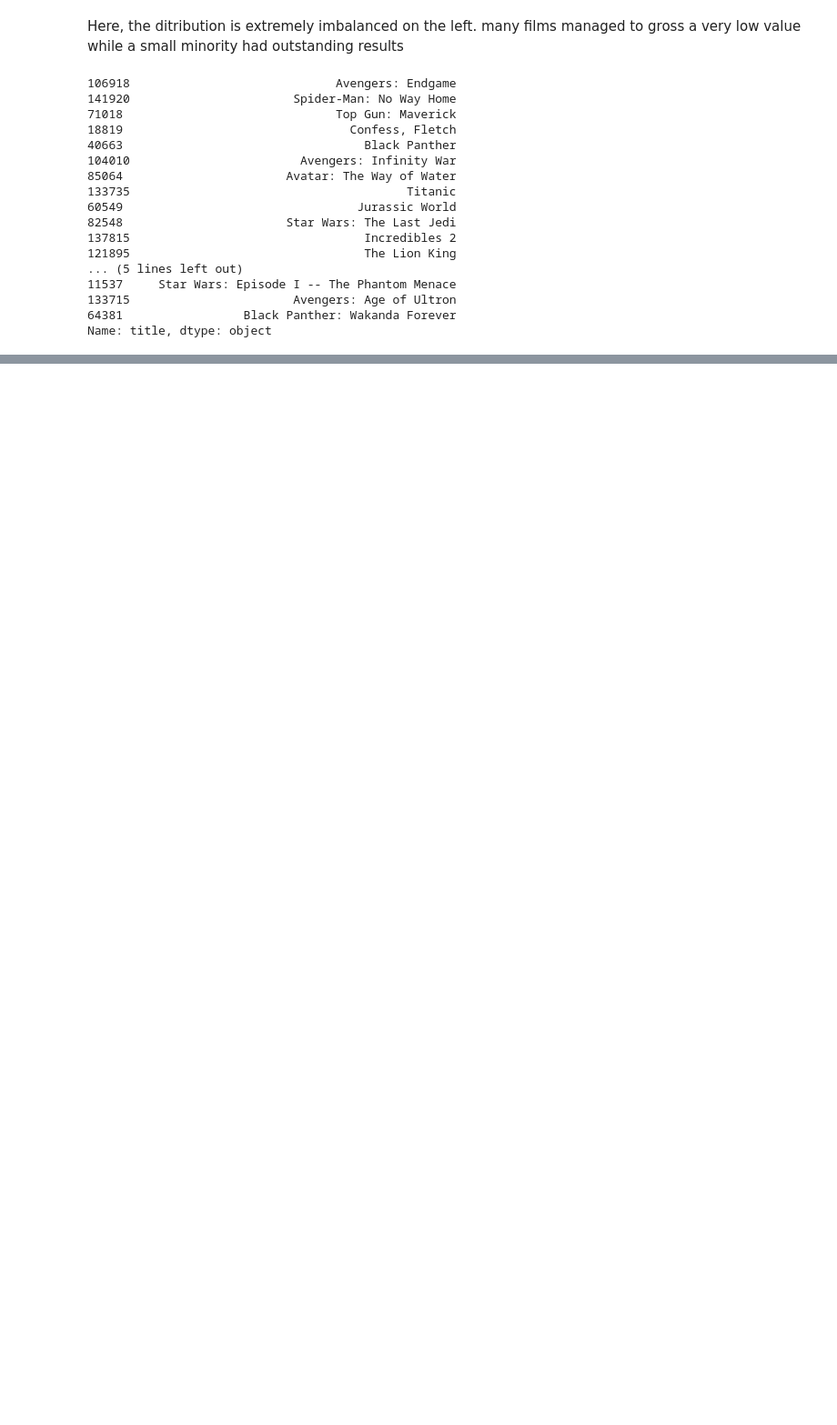
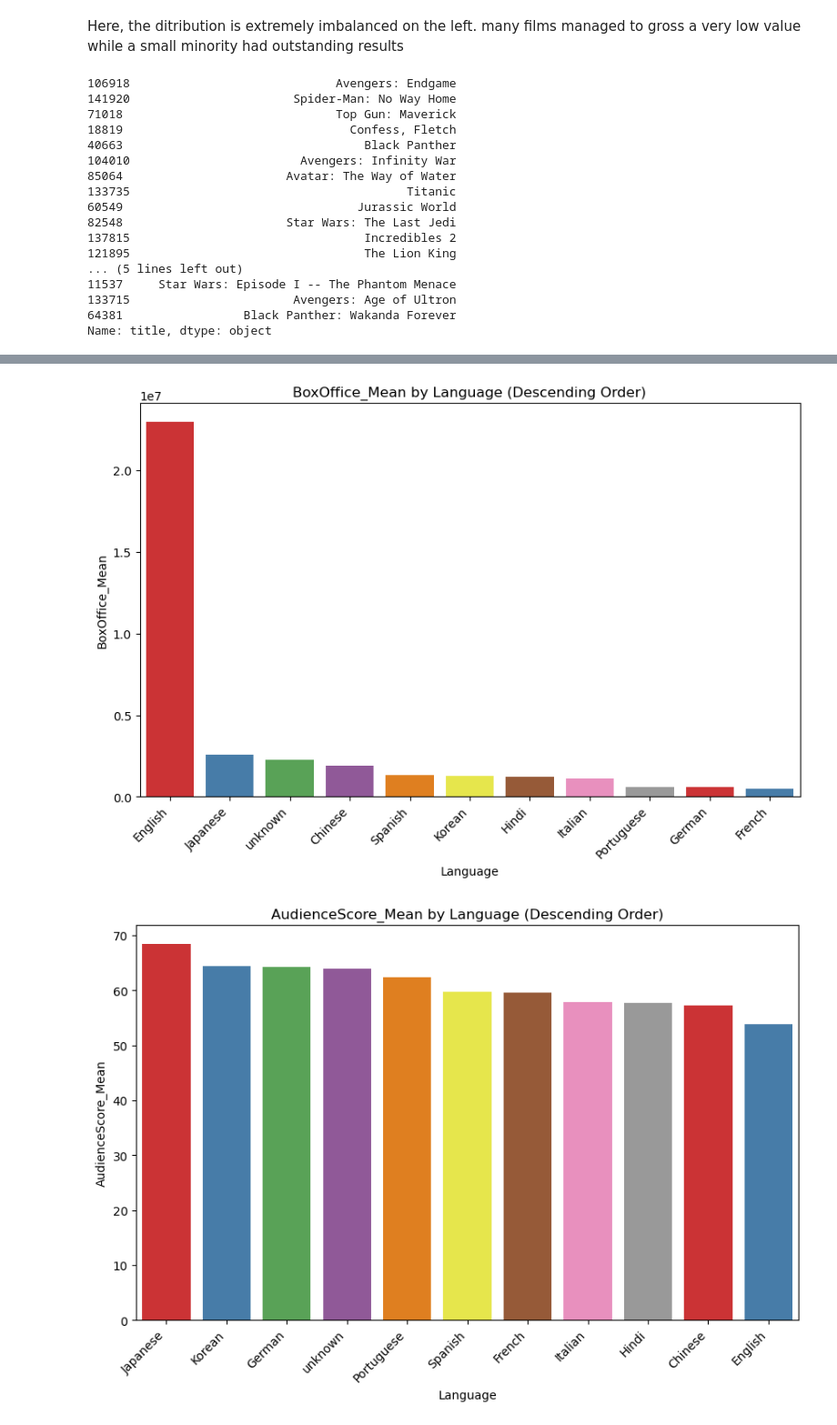
Before and after one commit to vadragna/rotten_tomatos_analysis, a Jupyter notebook: Analysis.ipynb, the cells around one changed output, grey strips where cells are left out. Shown at 91% size. Cells and saved outputs as stored; diff of their text form; code cells hidden in the pictures; blank space fills up the shorter version.

```diff
--- a/Analysis.ipynb
+++ b/Analysis.ipynb
@@ -131,0 +186,2 @@ Name: title, dtype: object
+# %%
+films['originalLanguage'] = films['originalLanguage'].apply(exclude_language_variety)
@@ -131,0 +221,2 @@ Name: title, dtype: object
+# %%
+films['originalLanguage'] = films['originalLanguage'].apply(filter_language)
@@ -131,0 +239,31 @@ Name: title, dtype: object
+# %%
+languages = []
+means = []
+medians = []
+audience_means = []
+tomato_means = []
+
+for language in most_common_languages:
+    subset = films[films['originalLanguage'] == language]
+
+    non_zero_scores_box_office = subset['boxOffice'][subset['boxOffice'] != 0]
+    non_zero_scores_audience = subset['audienceScore'][subset['audienceScore'] != 0]
+    non_zero_scores_tomato = subset['tomatoMeter'][subset['tomatoMeter'] != 0]
+
+    mean_score_box_office = non_zero_scores_box_office.mean()
+    mean_score_audience = non_zero_scores_audience.mean()
+    mean_score_tomato = non_zero_scores_tomato.mean()
+
+    languages.append(language)
+    means.append(mean_score_box_office)
+
+    audience_means.append(mean_score_audience)
+
+    tomato_means.append(mean_score_tomato)
+
+result_df = pd.DataFrame({
+    'Language': languages,
+    'BoxOffice_Mean': means,
+    'AudienceScore_Mean': audience_means,
+    'TomatoMeter_Mean': tomato_means
+})
@@ -131,0 +279,13 @@ Name: title, dtype: object
+# %%
+for col in result_df.columns[1:]:
+    sorted_df = result_df.sort_values(by=col, ascending=False)
+    plt.figure(figsize=(10, 6))
+    sns.barplot(x='Language', y=col, data=sorted_df, palette='Set1')
+    plt.title(f'{col} by Language (Descending Order)')
+    plt.xlabel('Language')
+    plt.ylabel(col)
+    plt.xticks(rotation=45, ha='right')
+    plt.show()
+# %% [output]
+[figure, added]
+[figure, added]
```
Also changed, not shown: parts of 30 cells of this notebook, 2 other files.
